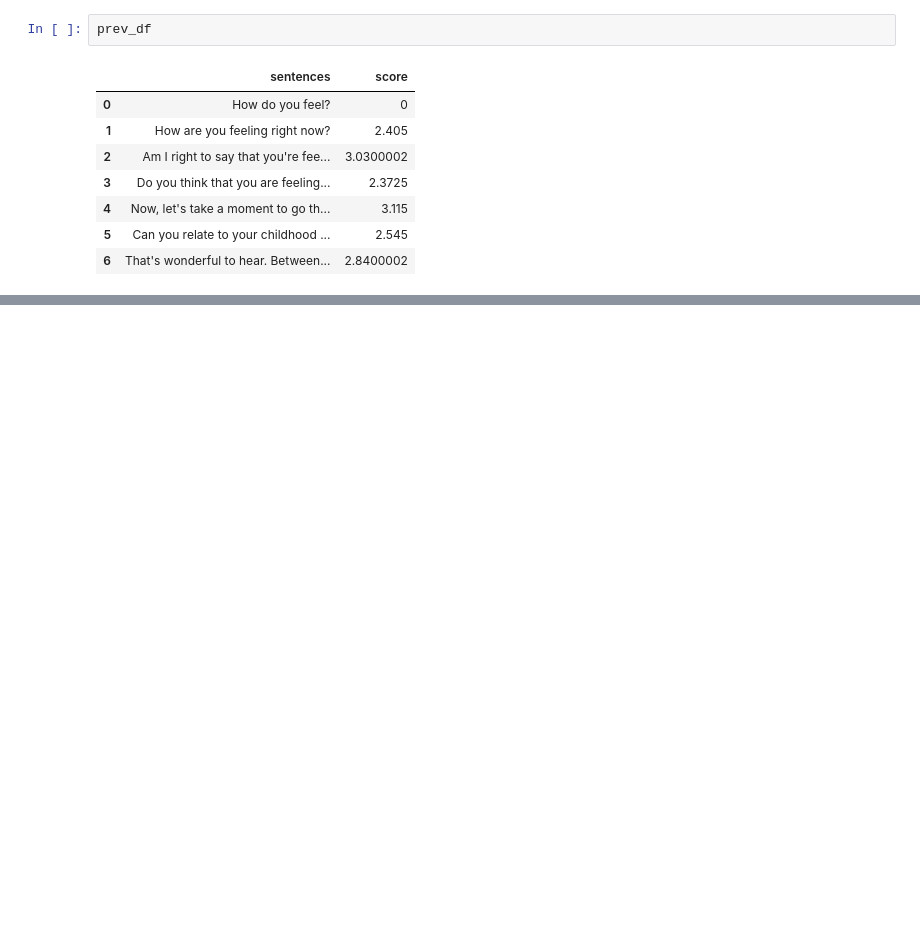
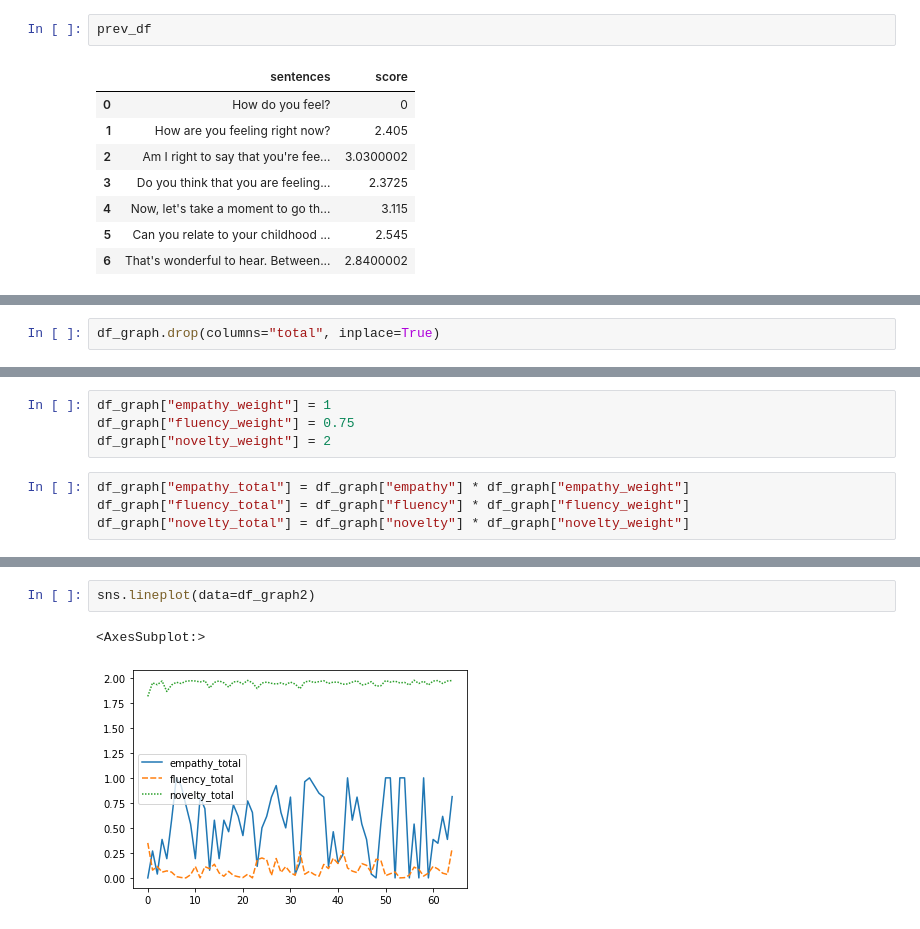
Before and after one commit to weijie9512/official_sat_chatbot, a Jupyter notebook: jupyter/Stage NA - Retrieval.ipynb, the cells around one changed output, grey strips where cells are left out. Cells and saved outputs as stored; diff of their text form; blank space fills up the shorter version.

```diff
--- a/jupyter/Stage NA - Retrieval.ipynb
+++ b/jupyter/Stage NA - Retrieval.ipynb
@@ -189,0 +306,2 @@ prev_df
+# %%
+df_graph.drop(columns="total", inplace=True)
@@ -189,0 +324,8 @@ prev_df
+# %%
+df_graph["empathy_weight"] = 1
+df_graph["fluency_weight"] = 0.75
+df_graph["novelty_weight"] = 2
+# %%
+df_graph["empathy_total"] = df_graph["empathy"] * df_graph["empathy_weight"]
+df_graph["fluency_total"] = df_graph["fluency"] * df_graph["fluency_weight"]
+df_graph["novelty_total"] = df_graph["novelty"] * df_graph["novelty_weight"]
@@ -189,0 +347,5 @@ prev_df
+# %%
+sns.lineplot(data=df_graph2)
+# %% [output]
+<AxesSubplot:>
+[figure, added]
```
Also changed, not shown: parts of 18 cells of this notebook, 15 other files.
